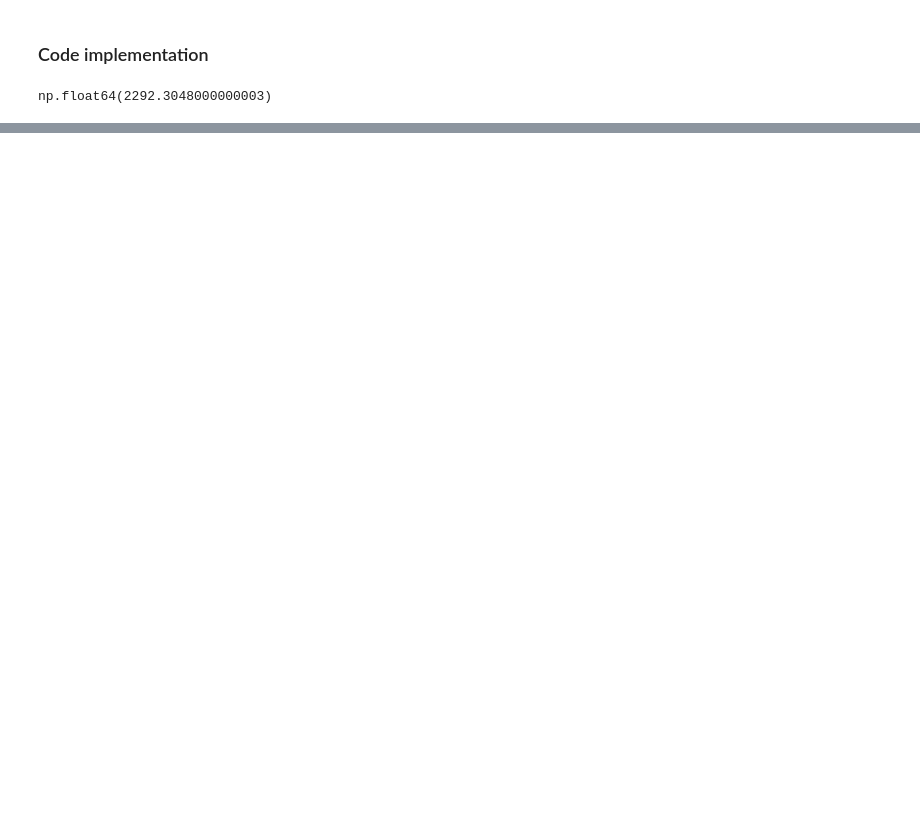
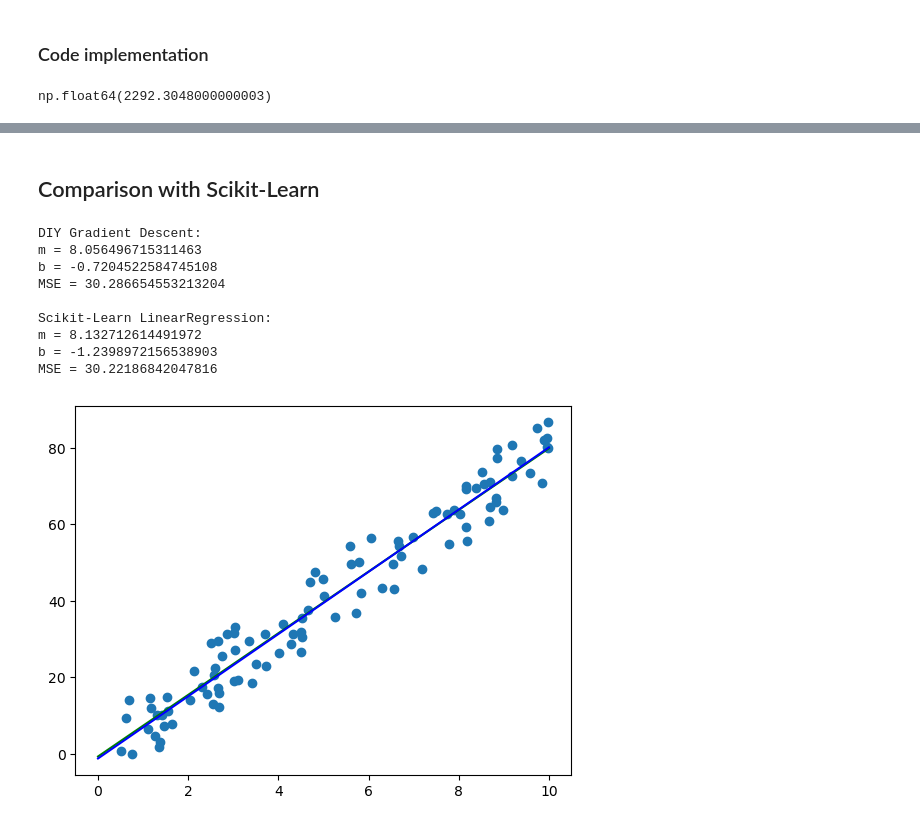
Before and after one commit to zenoooooooooo/mathematics_of_machine_learning, a Jupyter notebook: Linear_Regression.ipynb, the cells around one changed output, grey strips where cells are left out. Saved outputs shown, nothing was run; the diff lists cells and outputs as text; code cells hidden in the pictures; blank space fills up the shorter version.

```diff
--- a/Linear_Regression.ipynb
+++ b/Linear_Regression.ipynb
@@ -68,0 +136,39 @@ np.float64(2292.3048000000003)
+# %% [markdown]
+## Comparison with Scikit-Learn
+# %%
+model = LinearRegression()
+
+X = df[['x']]
+y = df['y']
+
+model.fit(X, y)
+
+m_sklearn = model.coef_[0]
+b_sklearn = model.intercept_
+
+print("DIY Gradient Descent:")
+print("m =", m)
+print("b =", b)
+print("MSE =", mean_squared_error(m, b, df))
+
+print("\nScikit-Learn LinearRegression:")
+print("m =", m_sklearn)
+print("b =", b_sklearn)
+print("MSE =", mse_sklearn)
+
+plt.scatter(df.x, df.y)
+plt.plot(list(range(0, 11)), [m * x + b for x in range(0, 11)], color='green', label='DIY')
+plt.plot(list(range(0, 11)), [m_sklearn * x + b_sklearn for x in range(0, 11)], color='blue', label='Sklearn')
+
+plt.show()
+# %% [output]
+DIY Gradient Descent:
+m = 8.056496715311463
+b = -0.7204522584745108
+MSE = 30.286654553213204
+
+Scikit-Learn LinearRegression:
+m = 8.132712614491972
+b = -1.2398972156538903
+MSE = 30.22186842047816
+[figure, added]
```
Also changed, not shown: parts of 9 cells of this notebook.
